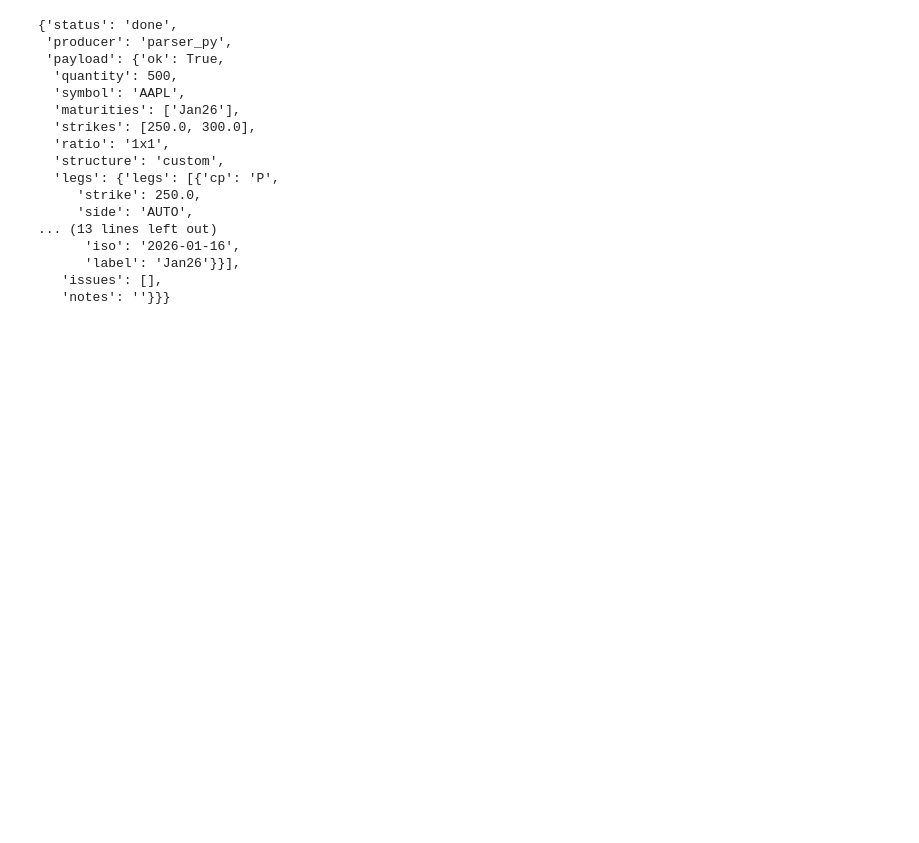
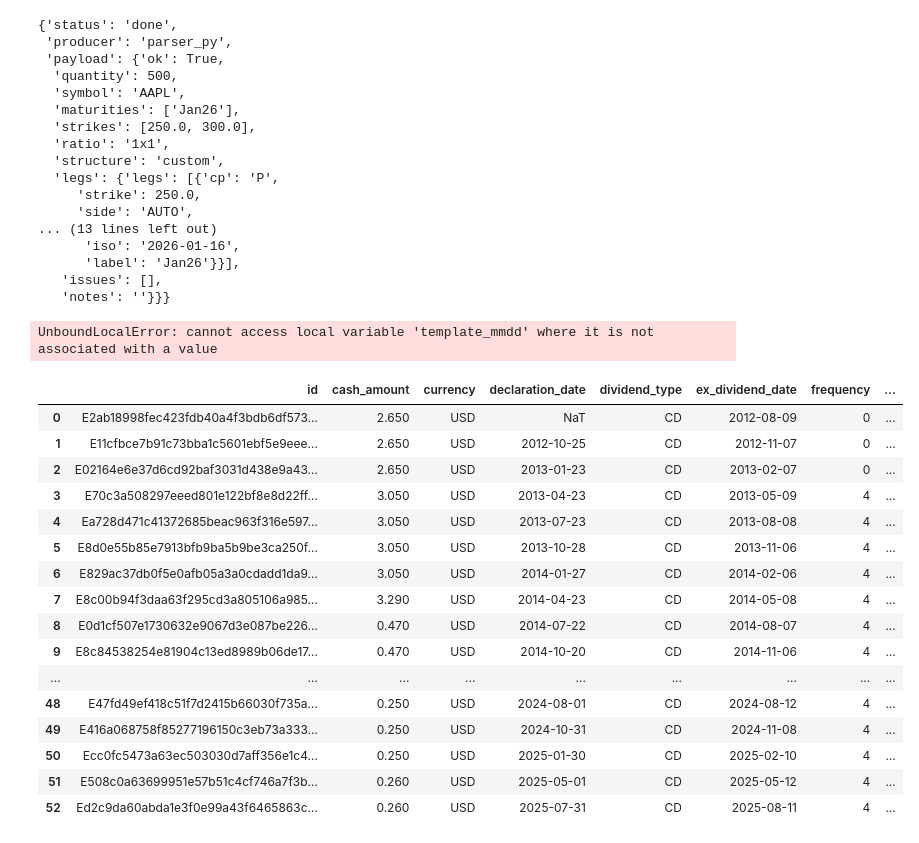
Before and after one commit to stirlitzzz/llm_option_app1, a Jupyter notebook: notebooks/bus_notebook.ipynb, the cells around one changed output. Saved outputs shown, nothing was run; the diff lists cells and outputs as text; code cells hidden in the pictures; blank space fills up the shorter version.

```diff
--- a/notebooks/bus_notebook.ipynb
+++ b/notebooks/bus_notebook.ipynb
@@ -372,3 +399,33 @@ bus_get("spec", 'AAPL-Jan26-custom')
       'label': 'Jan26'}}],
    'issues': [],
    'notes': ''}}}
+# %%
+from market_data_loader_v2 import fetch_polygon_dividends
+from dividends import forecast_dividends_from_history, to_quantlib_dividend_schedule
+df= await fetch_polygon_dividends("AAPL")
+df
+fc=forecast_dividends_from_history(df)
+ql_div, sched_tuples=to_quantlib_dividend_schedule(fc, date_col='ex_dividend_date', amount_col='cash_amount')
+fc
+# %% [output]
+UnboundLocalError: cannot access local variable 'template_mmdd' where it is not associated with a value
+# %%
+df
+# %% [output]
+|  | id | cash_amount | currency | declaration_date | dividend_type | ex_dividend_date | frequency | ... |
+| 0 | E2ab18998fec423fdb40a4f3bdb6df573... | 2.650 | USD | NaT | CD | 2012-08-09 | 0 | ... |
+| 1 | E11cfbce7b91c73bba1c5601ebf5e9eee... | 2.650 | USD | 2012-10-25 | CD | 2012-11-07 | 0 | ... |
+| 2 | E02164e6e37d6cd92baf3031d438e9a43... | 2.650 | USD | 2013-01-23 | CD | 2013-02-07 | 0 | ... |
+| 3 | E70c3a508297eeed801e122bf8e8d22ff... | 3.050 | USD | 2013-04-23 | CD | 2013-05-09 | 4 | ... |
+| 4 | Ea728d471c41372685beac963f316e597... | 3.050 | USD | 2013-07-23 | CD | 2013-08-08 | 4 | ... |
+| 5 | E8d0e55b85e7913bfb9ba5b9be3ca250f... | 3.050 | USD | 2013-10-28 | CD | 2013-11-06 | 4 | ... |
+| 6 | E829ac37db0f5e0afb05a3a0cdadd1da9... | 3.050 | USD | 2014-01-27 | CD | 2014-02-06 | 4 | ... |
+| 7 | E8c00b94f3daa63f295cd3a805106a985... | 3.290 | USD | 2014-04-23 | CD | 2014-05-08 | 4 | ... |
+| 8 | E0d1cf507e1730632e9067d3e087be226... | 0.470 | USD | 2014-07-22 | CD | 2014-08-07 | 4 | ... |
+| 9 | E8c84538254e81904c13ed8989b06de17... | 0.470 | USD | 2014-10-20 | CD | 2014-11-06 | 4 | ... |
+| ... | ... | ... | ... | ... | ... | ... | ... | ... |
+| 48 | E47fd49ef418c51f7d2415b66030f735a... | 0.250 | USD | 2024-08-01 | CD | 2024-08-12 | 4 | ... |
+| 49 | E416a068758f85277196150c3eb73a333... | 0.250 | USD | 2024-10-31 | CD | 2024-11-08 | 4 | ... |
+| 50 | Ecc0fc5473a63ec503030d7aff356e1c4... | 0.250 | USD | 2025-01-30 | CD | 2025-02-10 | 4 | ... |
+| 51 | E508c0a63699951e57b51c4cf746a7f3b... | 0.260 | USD | 2025-05-01 | CD | 2025-05-12 | 4 | ... |
+| 52 | Ed2c9da60abda1e3f0e99a43f6465863c... | 0.260 | USD | 2025-07-31 | CD | 2025-08-11 | 4 | ... |
```
Also changed, not shown: parts of 19 cells of this notebook, 9 other files.
